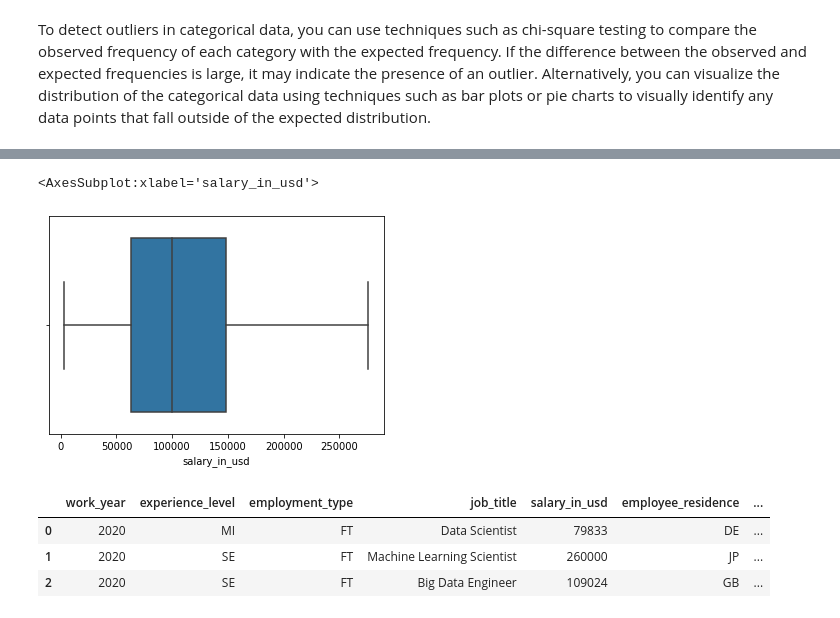
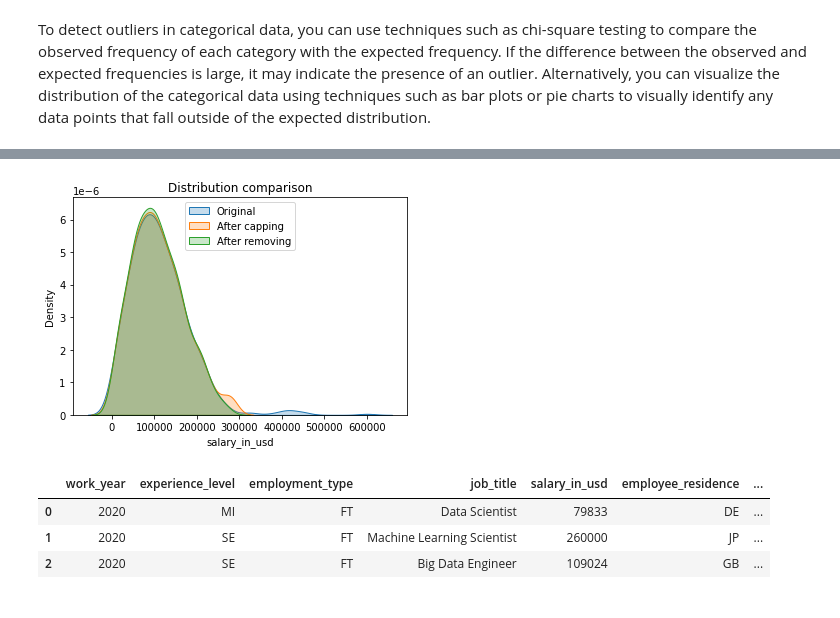
Before and after one commit to yuvraaj2002/Old_projects, a Jupyter notebook: DS job and salary prediction/DS_salary_prediction/DS_salaries_prediction.ipynb, the cells around one changed output, grey strips where cells are left out. Saved outputs shown, nothing was run; the diff lists cells and outputs as text; code cells hidden in the pictures.

```diff
--- a/DS job and salary prediction/DS_salary_prediction/DS_salaries_prediction.ipynb
+++ b/DS job and salary prediction/DS_salary_prediction/DS_salaries_prediction.ipynb
@@ -183,5 +167,0 @@ sns.kdeplot(x = remove,shade=True,ax = ax[1],label = 'After Removal').legend(loc
-# %%
-sns.boxplot(x = remove)
-# %% [output]
-<AxesSubplot:xlabel='salary_in_usd'>
-[figure, removed]
@@ -188,3 +172,31 @@ sns.boxplot(x = remove)
+# %%
+# Function to find inter-quartile range
+def find_iqr(series):
+    q1 = series.quantile(0.25)
+    q3 = series.quantile(0.75)
+    IQR = q3-q1
+    Upper_lmt = q3 + (1.5*IQR)
+    Lower_lmt = q1 - (1.5*IQR)
+    return [Upper_lmt,Lower_lmt]
+# %%
+lmts = find_iqr(df['salary_in_usd'])
+
+# Let's remove the outliers
+remove = remove[remove<lmts[0]]
+
+# Let's cap the outliers
+cap = np.where(cap<lmts[1],lmts[1],
+                  np.where(cap>lmts[0],lmts[0],cap))
+# %%
+# Now let's check the change in the shape of the distribution both after removing or capping
+
+sns.kdeplot(x = df['salary_in_usd'],shade=True,label = 'Original').legend(loc='upper center')
+sns.kdeplot(x = cap,shade=True,label = 'After capping').legend(loc='upper center')
+sns.kdeplot(x = remove,shade=True,label = 'After removing').legend(loc='upper center')
+plt.title('Distribution comparison')
+plt.show()
+# %% [output]
+[figure, added]
 # %%
 df.head(3)
 # %% [output]
```
Also changed, not shown: parts of 21 cells of this notebook.
